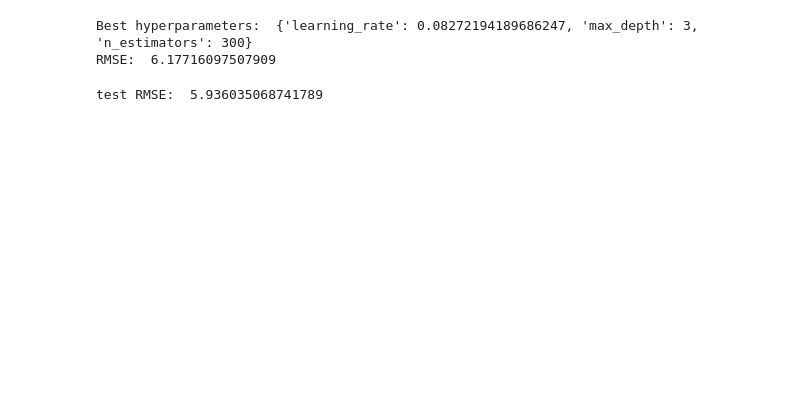
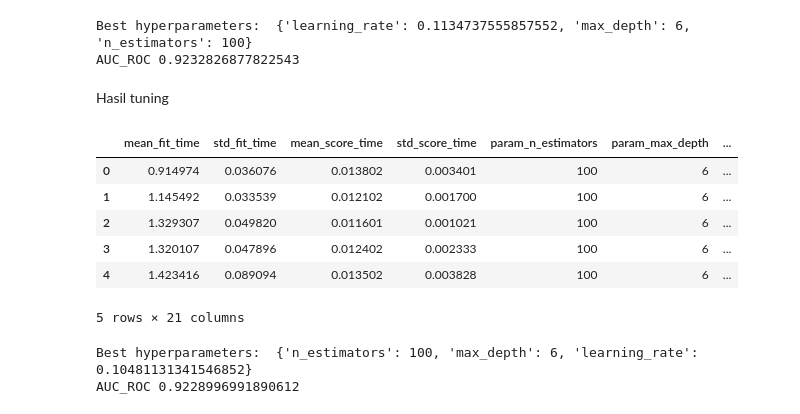
Before and after one commit to el-thobhy/rainfall-prediction, a Jupyter notebook: test_code_kaggle.ipynb, the cells around one changed output. Cells and saved outputs as stored; diff of their text form; code cells hidden in the pictures; blank space fills up the shorter version.

```diff
--- a/test_code_kaggle.ipynb
+++ b/test_code_kaggle.ipynb
@@ -232,3 +314,10 @@ y = df_new['rain_sum (mm)']
+# %%
+from sklearn import preprocessing
+
+df_new = data_baru
+X = df_new.drop(df_new.columns[[5, 9, 10,11,12]], axis=1)
+# %%
+y = df_new[['klasifikasi_rain','klasifikasi_no rain']]
 # %%
 from sklearn.model_selection import train_test_split
 X_train, X_test, y_train, y_test = train_test_split(X, y, train_size = 0.8, test_size = 0.2, random_state = 100)
@@ -235,7 +328,9 @@ X_train, X_test, y_train, y_test = train_test_split(X, y, train_size = 0.8, test
 # %%
 from scipy.stats import uniform
+import numpy as np
+
 params = {
-    'n_estimators': [100, 200, 300],
-    'max_depth': [3, 6, 9, 12],
-    'learning_rate': uniform(0.01, 0.2)
+    'n_estimators': [100],
+    'max_depth': [6],
+    'learning_rate': np.logspace(-3, 0, 50)
 }
@@ -277,21 +363,46 @@ RandomizedSearchCV(cv=10,
+# %%
+from sklearn.model_selection import GridSearchCV
+
+#fine search
+best_params = search.best_params_
+param_dist = {
+    'n_estimators': [100],
+    'max_depth': [6],
+    'learning_rate': np.logspace(np.log10(best_params['learning_rate']-0.01), np.log10(best_params['learning_rate']+0.01), 50),
+}
+
+fine_search = GridSearchCV(
+    xgb_model, param_grid=param_dist,
+    cv=10,
+    scoring='roc_auc',
+    n_jobs=-1
+    )
+fine_search.fit(X_train, y_train)
+
+print("Best hyperparameters: ", fine_search.best_params_)
+print("AUC_ROC", fine_search.best_score_)
+# %% [output]
+Best hyperparameters:  {'learning_rate': 0.1134737555857552, 'max_depth': 6, 'n_estimators': 100}
+AUC_ROC 0.9232826877822543
+# %% [markdown]
+Hasil tuning
+# %%
+results = search.cv_results_
+tuning_result = pd.DataFrame(results)
+tuning_result.head()
+# %% [output]
+|  | mean_fit_time | std_fit_time | mean_score_time | std_score_time | param_n_estimators | param_max_depth | ... |
+| 0 | 0.914974 | 0.036076 | 0.013802 | 0.003401 | 100 | 6 | ... |
+| 1 | 1.145492 | 0.033539 | 0.012102 | 0.001700 | 100 | 6 | ... |
+| 2 | 1.329307 | 0.049820 | 0.011601 | 0.001021 | 100 | 6 | ... |
+| 3 | 1.320107 | 0.047896 | 0.012402 | 0.002333 | 100 | 6 | ... |
+| 4 | 1.423416 | 0.089094 | 0.013502 | 0.003828 | 100 | 6 | ... |
+5 rows × 21 columns
 # %%
 import numpy as np
-# Print the best hyperparameters and mean squared error
+
 print("Best hyperparameters: ", search.best_params_)
-print("RMSE: ", np.sqrt(-search.best_score_))
+print("AUC_ROC", search.best_score_)
 # %% [output]
-Best hyperparameters:  {'learning_rate': 0.08272194189686247, 'max_depth': 3, 'n_estimators': 300}
-RMSE:  6.17716097507909
+Best hyperparameters:  {'n_estimators': 100, 'max_depth': 6, 'learning_rate': 0.10481131341546852}
+AUC_ROC 0.9228996991890612
-# %%
-from sklearn.metrics import mean_squared_error
-import numpy as np
-
-
-# Train and evaluate the model with best hyperparameters on the validation set
-best_xgb_model = XGBRegressor(**search.best_params_)
-best_xgb_model.fit(X_train, y_train)
-y_pred = best_xgb_model.predict(X_test)
-mse = mean_squared_error(y_test, y_pred)
-print("test RMSE: ", np.sqrt(mse))
-# %% [output]
-test RMSE:  5.936035068741789
```
Also changed, not shown: parts of 85 cells of this notebook, 13 other files.
